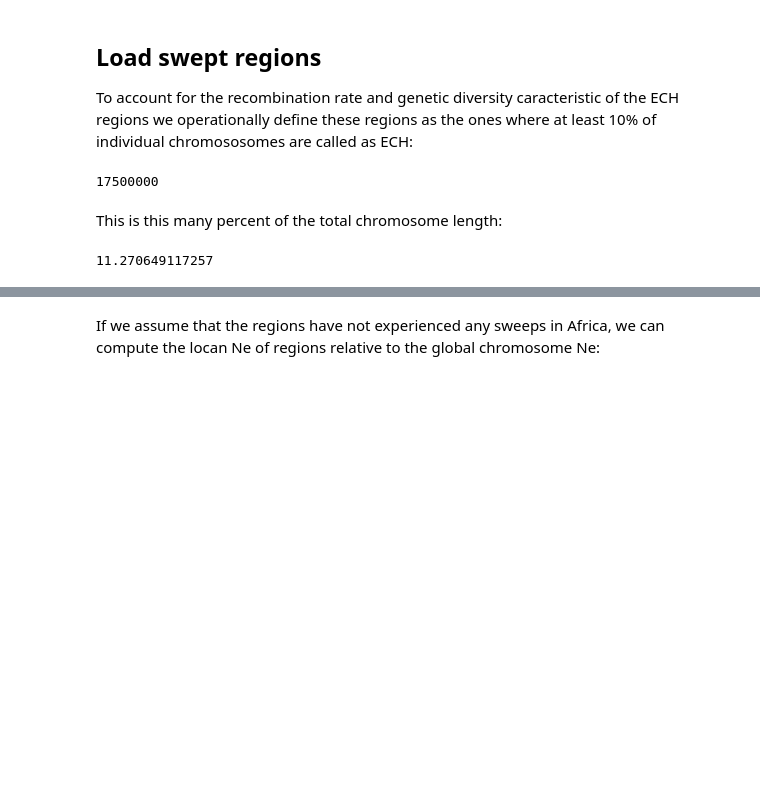
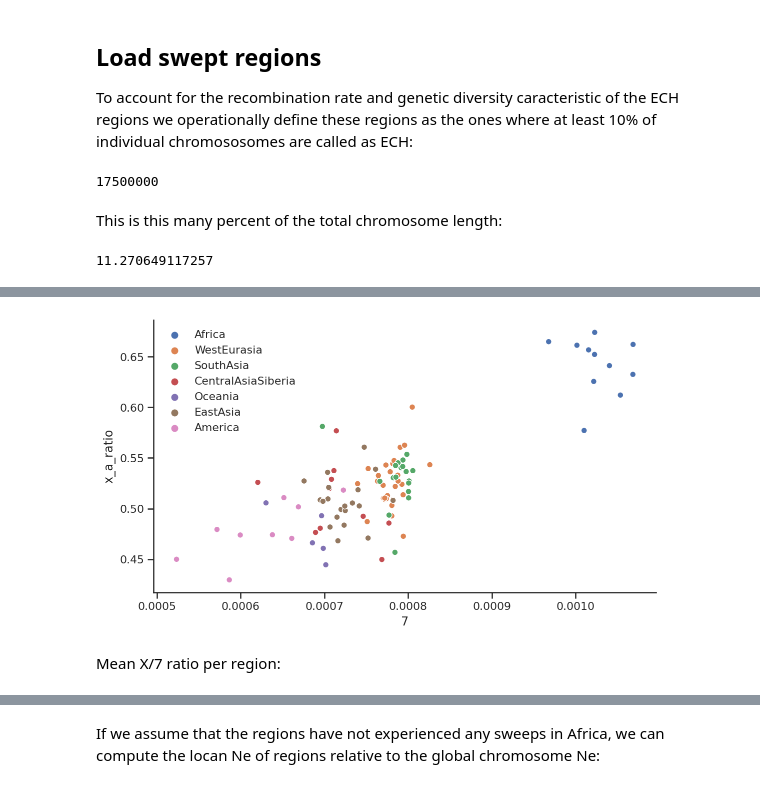
Before and after one commit to kaspermunch/humanXsweeps, a Jupyter notebook: notebooks/nb_22_slim_parameters.ipynb, the cells around one changed output, grey strips where cells are left out. Saved outputs shown, nothing was run; the diff lists cells and outputs as text; code cells hidden in the pictures; blank space fills up the shorter version.

```diff
--- a/notebooks/nb_22_slim_parameters.ipynb
+++ b/notebooks/nb_22_slim_parameters.ipynb
@@ -124,0 +300,13 @@ ech_total_10 / hg19_chrom_sizes.hg19_chrom_sizes['chrX'] * 100
+# %%
+with sns.axes_style('ticks'):
+    fig, ax = plt.subplots(figsize=(9, 5))
+
+    sns.scatterplot(data=plot_df, x='7', y='x_a_ratio', hue='region', ax=ax)
+    handles, labels = ax.get_legend_handles_labels()
+    ax.legend(handles=handles[1:], labels=labels[1:], frameon=False)
+
+    sns.despine()
+# %% [output]
+[figure, added]
+# %% [markdown]
+Mean X/7 ratio per region:
```
Also changed, not shown: parts of 74 cells of this notebook, 1 other file.
